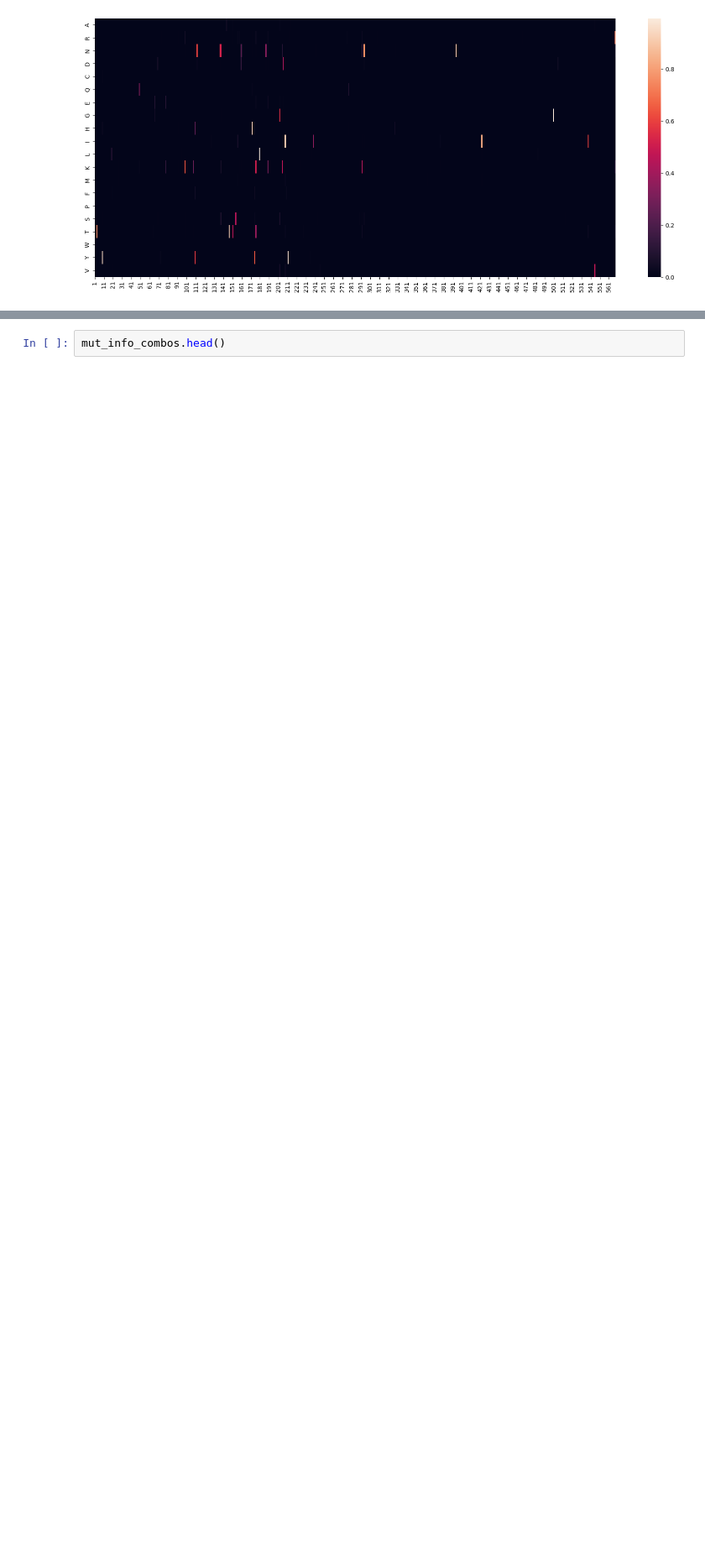
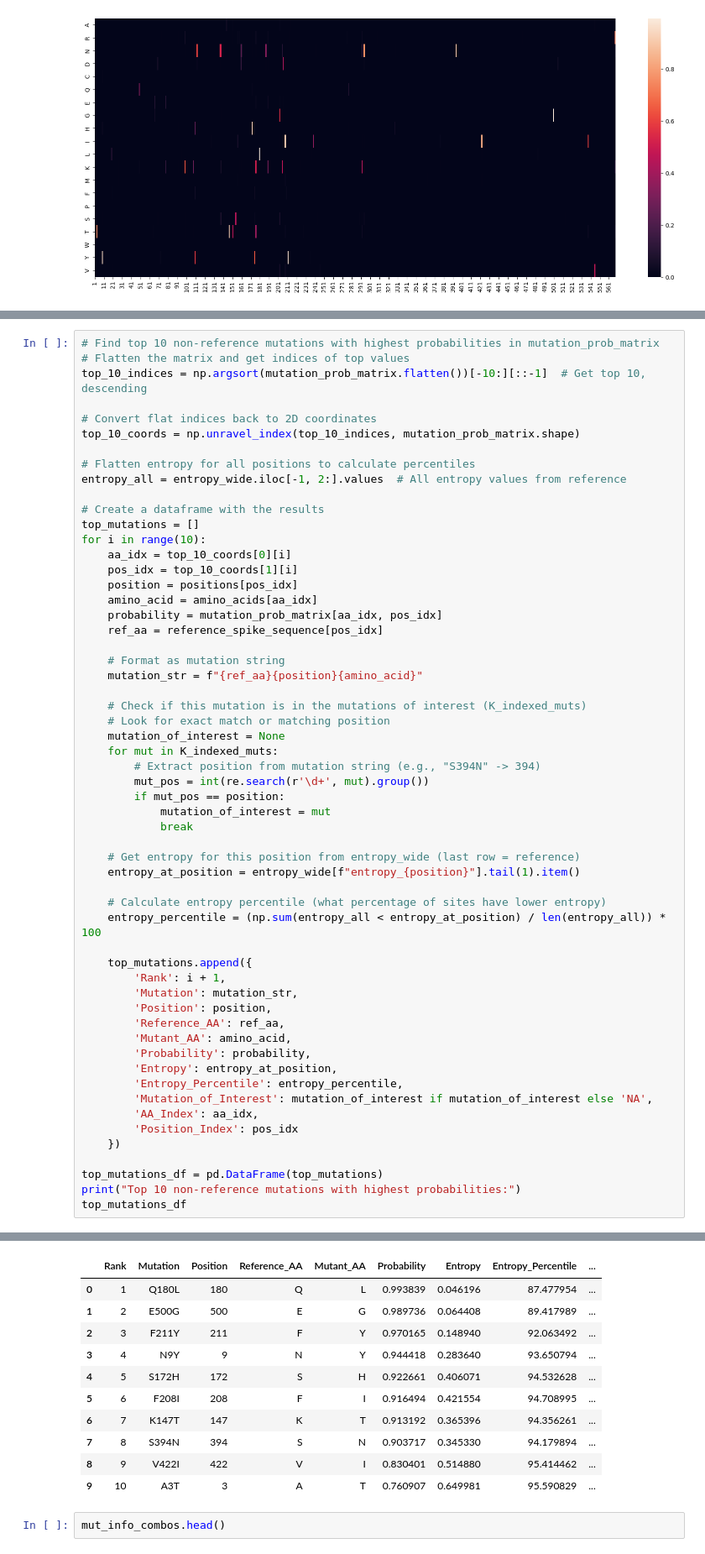
Before and after one commit to omaclean/PLM_SARS-CoV-2, a Jupyter notebook: Notebooks/OM_influenza/Epistasis_hugging_face.ipynb, the cells around one changed output, grey strips where cells are left out. Shown: that part at 84% size. Drawn from its saved outputs; the diff is of its cells as text; blank space fills up the shorter version.

```diff
--- a/Notebooks/OM_influenza/Epistasis_hugging_face.ipynb
+++ b/Notebooks/OM_influenza/Epistasis_hugging_face.ipynb
@@ -473,0 +469,58 @@ sns.histplot(mutation_prob_matrix_log.flatten(), bins=100)
+# %%
+# Find top 10 non-reference mutations with highest probabilities in mutation_prob_matrix
+# Flatten the matrix and get indices of top values
+top_10_indices = np.argsort(mutation_prob_matrix.flatten())[-10:][::-1]  # Get top 10, descending
+
+# Convert flat indices back to 2D coordinates
+top_10_coords = np.unravel_index(top_10_indices, mutation_prob_matrix.shape)
+
+# Flatten entropy for all positions to calculate percentiles
+entropy_all = entropy_wide.iloc[-1, 2:].values  # All entropy values from reference
+
+# Create a dataframe with the results
+top_mutations = []
+for i in range(10):
+    aa_idx = top_10_coords[0][i]
+    pos_idx = top_10_coords[1][i]
+    position = positions[pos_idx]
+    amino_acid = amino_acids[aa_idx]
+    probability = mutation_prob_matrix[aa_idx, pos_idx]
+    ref_aa = reference_spike_sequence[pos_idx]
+
+    # Format as mutation string
+    mutation_str = f"{ref_aa}{position}{amino_acid}"
+
+    # Check if this mutation is in the mutations of interest (K_indexed_muts)
+    # Look for exact match or matching position
+    mutation_of_interest = None
+    for mut in K_indexed_muts:
+        # Extract position from mutation string (e.g., "S394N" -> 394)
+        mut_pos = int(re.search(r'\d+', mut).group())
+        if mut_pos == position:
+            mutation_of_interest = mut
+            break
+
+    # Get entropy for this position from entropy_wide (last row = reference)
+    entropy_at_position = entropy_wide[f"entropy_{position}"].tail(1).item()
+
+    # Calculate entropy percentile (what percentage of sites have lower entropy)
+    entropy_percentile = (np.sum(entropy_all < entropy_at_position) / len(entropy_all)) * 100
+
+    top_mutations.append({
+        'Rank': i + 1,
+        'Mutation': mutation_str,
+        'Position': position,
+        'Reference_AA': ref_aa,
+        'Mutant_AA': amino_acid,
+        'Probability': probability,
+        'Entropy': entropy_at_position,
+        'Entropy_Percentile': entropy_percentile,
+        'Mutation_of_Interest': mutation_of_interest if mutation_of_interest else 'NA',
+        'AA_Index': aa_idx,
+        'Position_Index': pos_idx
+    })
+
+top_mutations_df = pd.DataFrame(top_mutations)
+print("Top 10 non-reference mutations with highest probabilities:")
+top_mutations_df
+# %% [output]
@@ -474,3 +528,14 @@ sns.histplot(mutation_prob_matrix_log.flatten(), bins=100)
+|  | Rank | Mutation | Position | Reference_AA | Mutant_AA | Probability | Entropy | Entropy_Percentile | ... |
+| 0 | 1 | Q180L | 180 | Q | L | 0.993839 | 0.046196 | 87.477954 | ... |
+| 1 | 2 | E500G | 500 | E | G | 0.989736 | 0.064408 | 89.417989 | ... |
+| 2 | 3 | F211Y | 211 | F | Y | 0.970165 | 0.148940 | 92.063492 | ... |
+| 3 | 4 | N9Y | 9 | N | Y | 0.944418 | 0.283640 | 93.650794 | ... |
+| 4 | 5 | S172H | 172 | S | H | 0.922661 | 0.406071 | 94.532628 | ... |
+| 5 | 6 | F208I | 208 | F | I | 0.916494 | 0.421554 | 94.708995 | ... |
+| 6 | 7 | K147T | 147 | K | T | 0.913192 | 0.365396 | 94.356261 | ... |
+| 7 | 8 | S394N | 394 | S | N | 0.903717 | 0.345330 | 94.179894 | ... |
+| 8 | 9 | V422I | 422 | V | I | 0.830401 | 0.514880 | 95.414462 | ... |
+| 9 | 10 | A3T | 3 | A | T | 0.760907 | 0.649981 | 95.590829 | ... |
 # %%
 mut_info_combos.head()
 # %% [output]
```
Also changed, not shown: parts of 7 cells of this notebook, 3 other files.
